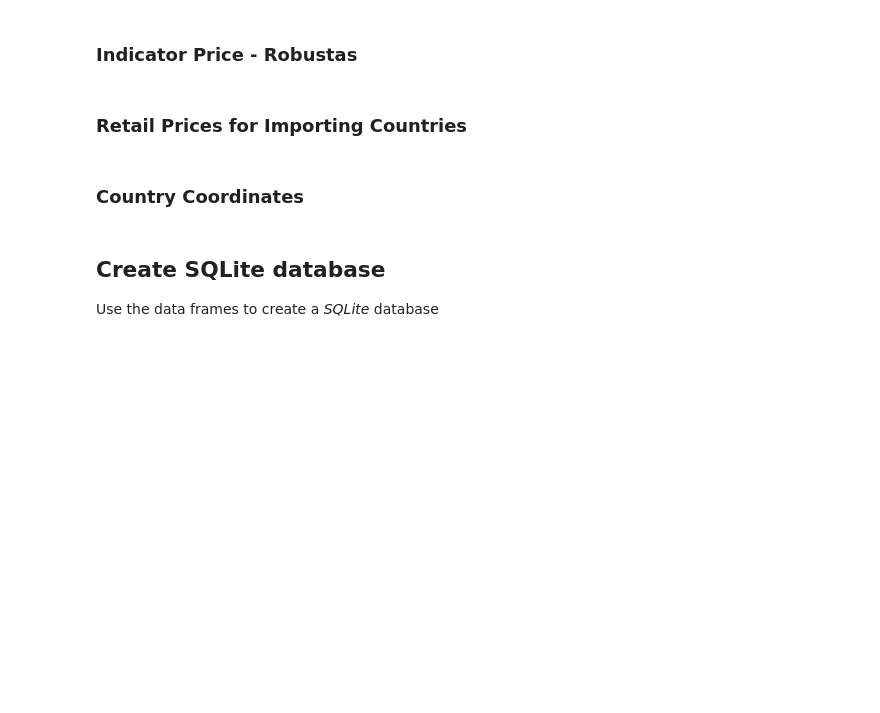
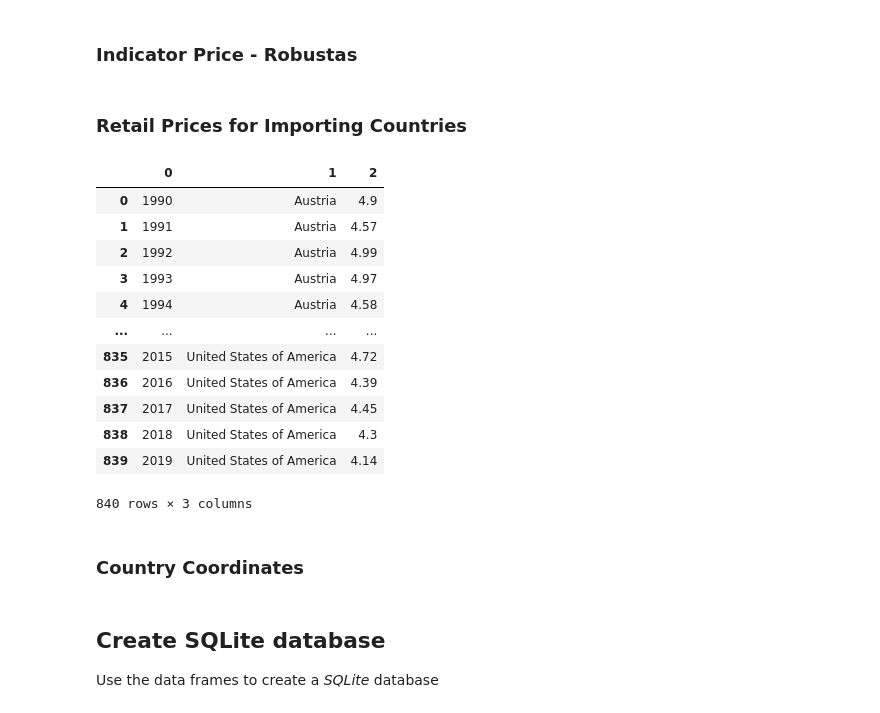
Before and after one commit to nikoelvambuena95/coffee, a Jupyter notebook: coffee.ipynb, the cells around one changed output. Saved outputs shown, nothing was run; the diff lists cells and outputs as text; code cells hidden in the pictures; blank space fills up the shorter version.

```diff
--- a/coffee.ipynb
+++ b/coffee.ipynb
@@ -738,6 +738,21 @@ for item in range(len(country_list)):
 # %%
 # Concat dataframes for normalized (1NF) data structure
 retailPrice_df = pd.concat(final_list).reset_index(drop = True)
+retailPrice_df
+# %% [output]
+|  | 0 | 1 | 2 |
+| 0 | 1990 | Austria | 4.9 |
+| 1 | 1991 | Austria | 4.57 |
+| 2 | 1992 | Austria | 4.99 |
+| 3 | 1993 | Austria | 4.97 |
+| 4 | 1994 | Austria | 4.58 |
+| ... | ... | ... | ... |
+| 835 | 2015 | United States of America | 4.72 |
+| 836 | 2016 | United States of America | 4.39 |
+| 837 | 2017 | United States of America | 4.45 |
+| 838 | 2018 | United States of America | 4.3 |
+| 839 | 2019 | United States of America | 4.14 |
+840 rows × 3 columns
 # %% [markdown]
 ### Country Coordinates
 # %%
```
Also changed, not shown: parts of 5 cells of this notebook, 6 other files.
